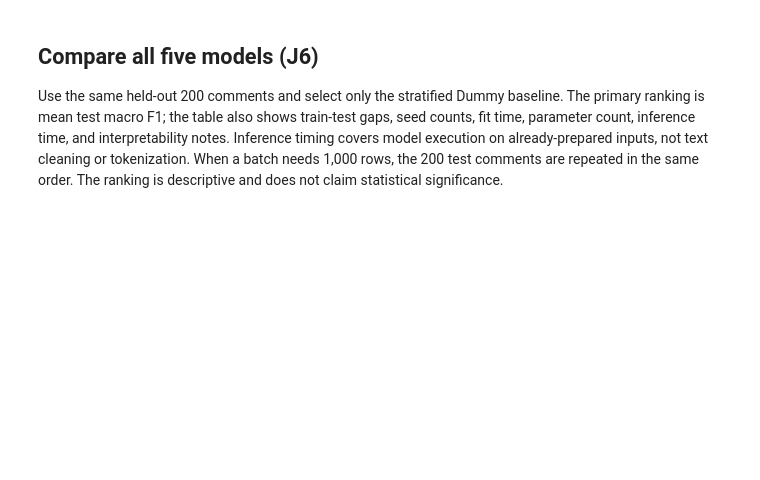
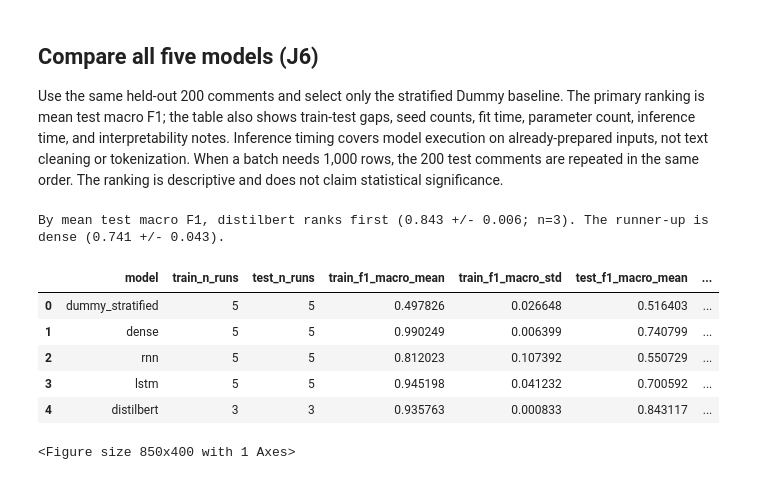
Before and after one commit to JacoboRodriguez1/Suavitel, a Jupyter notebook: notebooks/04_transformer_extension.ipynb, the cells around one changed output. Cells and saved outputs as stored; diff of their text form; code cells hidden in the pictures; blank space fills up the shorter version.

```diff
--- a/notebooks/04_transformer_extension.ipynb
+++ b/notebooks/04_transformer_extension.ipynb
@@ -383,31 +442,40 @@ interpretability = {
 }
 comparison['interpretability'] = comparison['model'].map(interpretability)
 comparison['model'] = pd.Categorical(comparison['model'], MODEL_ORDER, ordered=True)
 comparison = comparison.sort_values('model').reset_index(drop=True)
 comparison['model'] = comparison['model'].astype(str)
 comparison_path = ROOT_DIR / 'outputs' / 'metrics' / 'comparison.csv'
 comparison.to_csv(comparison_path, index=False)
 
 display(comparison[[
     'model', 'train_n_runs', 'test_n_runs',
     'train_f1_macro_mean', 'train_f1_macro_std',
     'test_f1_macro_mean', 'test_f1_macro_std', 'train_test_gap_f1_macro',
-    'train_time_s_mean', 'train_time_s_std', 'n_params_mean', 'n_params_std',
+    'train_train_time_s_mean', 'train_train_time_s_std', 'train_n_params_mean', 'train_n_params_std',
     'inference_seconds_per_1000', 'interpretability',
 ]])
 
 summary = summarize(comparison_metrics)
 comparison_figure = plot_model_comparison(
     summary, metric='f1_macro', name='comparison', order=MODEL_ORDER
 )
 display(comparison_figure)
 plt.close(comparison_figure)
 
 ranked = comparison.sort_values('test_f1_macro_mean', ascending=False)
 leader = ranked.iloc[0]
 runner_up = ranked.iloc[1]
 print('By mean test macro F1, {} ranks first ({:.3f} +/- {:.3f}; n={}). The runner-up is {} ({:.3f} +/- {:.3f}).'.format(
     leader.model, leader.test_f1_macro_mean, leader.test_f1_macro_std, int(leader.test_n_runs),
     runner_up.model, runner_up.test_f1_macro_mean, runner_up.test_f1_macro_std,
 ))
 print('Use the overfit gap, inference time, parameter count, and interpretability notes above to qualify this quality-first ranking.')
+# %% [output]
+By mean test macro F1, distilbert ranks first (0.843 +/- 0.006; n=3). The runner-up is dense (0.741 +/- 0.043).
+|  | model | train_n_runs | test_n_runs | train_f1_macro_mean | train_f1_macro_std | test_f1_macro_mean | ... |
+| 0 | dummy_stratified | 5 | 5 | 0.497826 | 0.026648 | 0.516403 | ... |
+| 1 | dense | 5 | 5 | 0.990249 | 0.006399 | 0.740799 | ... |
+| 2 | rnn | 5 | 5 | 0.812023 | 0.107392 | 0.550729 | ... |
+| 3 | lstm | 5 | 5 | 0.945198 | 0.041232 | 0.700592 | ... |
+| 4 | distilbert | 3 | 3 | 0.935763 | 0.000833 | 0.843117 | ... |
+<Figure size 850x400 with 1 Axes>
```
Also changed, not shown: parts of 7 cells of this notebook, 16 other files.
